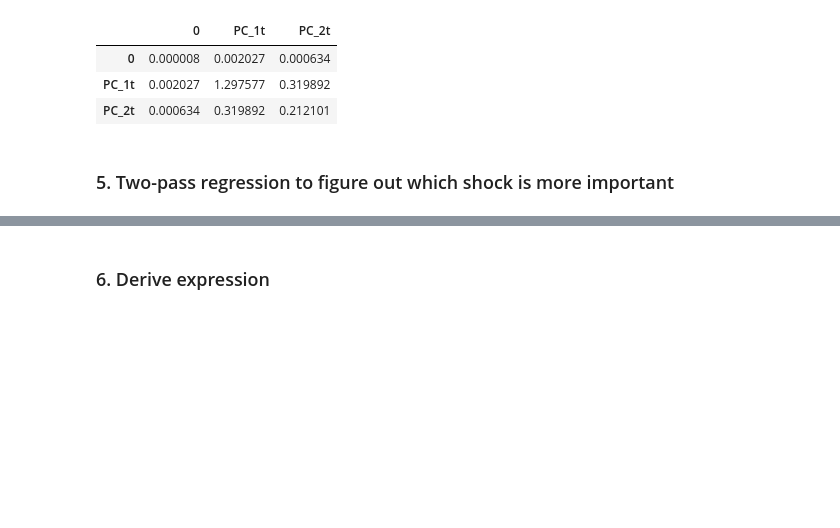
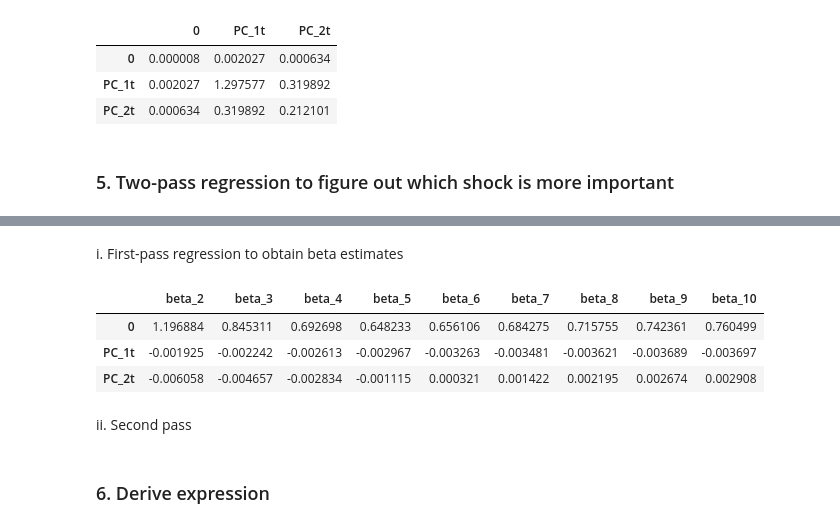
Before and after one commit to conquerv0/EmpricalAssetPricing, a Jupyter notebook: ProblemSet/Code/EAP_ps5_yield.ipynb, the cells around one changed output, grey strips where cells are left out. Saved outputs shown, nothing was run; the diff lists cells and outputs as text; code cells hidden in the pictures; blank space fills up the shorter version.

Commit message:
PS5 Result

```diff
--- a/ProblemSet/Code/EAP_ps5_yield.ipynb
+++ b/ProblemSet/Code/EAP_ps5_yield.ipynb
@@ -482,3 +440,45 @@ MissingDataError: exog contains inf or nans
+# %% [markdown]
+i. First-pass regression to obtain beta estimates
+# %%
+# Since we have the short rate (SVENY01), we can compute the excess returns for bonds of different maturities.
+# We'll assume the one-year zero-coupon yield 'SVENY01' as the short rate y_t(1)
+
+# We have forward rates for maturities 2 to 10 years in 'forward_rates_df'
+# Excess returns for bond with maturity 'n' is the forward rate minus the short rate
+excess_returns = {}
+for n in range(2, 11):
+    excess_returns[f'r_t({n})'] = np.log(1 + forward_rates_df[f'f_t({n})'] / 100) - np.log(1 + short_rate / 100)
+
+# Convert the dictionary to a DataFrame
+excess_returns_df = pd.DataFrame(excess_returns)
+
+# Now, we will regress these excess returns on the shocks, which are the residuals from the VAR model
+# Assuming the residuals from the VAR model represent the shocks ε_t
+shocks = results_var.resid
+
+# Align the data and drop any NaNs that might be present after combining the datasets
+combined_data = excess_returns_df.join(shocks, how='inner').dropna()
+
+# Perform the first-pass regressions and store betas
+betas = {}
+for n in range(2, 11):
+    # Regress excess return on shocks for each maturity 'n'
+    model = sm.OLS(combined_data[f'r_t({n})'], sm.add_constant(combined_data[shocks.columns]))
+    results = model.fit()
+    betas[f'beta_{n}'] = results.params[1:]  # Exclude the constant to get the betas
+
+# Convert the betas dictionary to a DataFrame
+betas_df = pd.DataFrame(betas)
+
+# Display the betas for confirmation before proceeding to the second pass
+betas_df.head()
+# %% [output]
+|  | beta_2 | beta_3 | beta_4 | beta_5 | beta_6 | beta_7 | beta_8 | beta_9 | beta_10 |
+| 0 | 1.196884 | 0.845311 | 0.692698 | 0.648233 | 0.656106 | 0.684275 | 0.715755 | 0.742361 | 0.760499 |
+| PC_1t | -0.001925 | -0.002242 | -0.002613 | -0.002967 | -0.003263 | -0.003481 | -0.003621 | -0.003689 | -0.003697 |
+| PC_2t | -0.006058 | -0.004657 | -0.002834 | -0.001115 | 0.000321 | 0.001422 | 0.002195 | 0.002674 | 0.002908 |
+# %% [markdown]
+ii. Second pass
 # %% [markdown]
 ### 6. Derive expression
 # %% [markdown]
```
Also changed, not shown: parts of 1 cell of this notebook.
